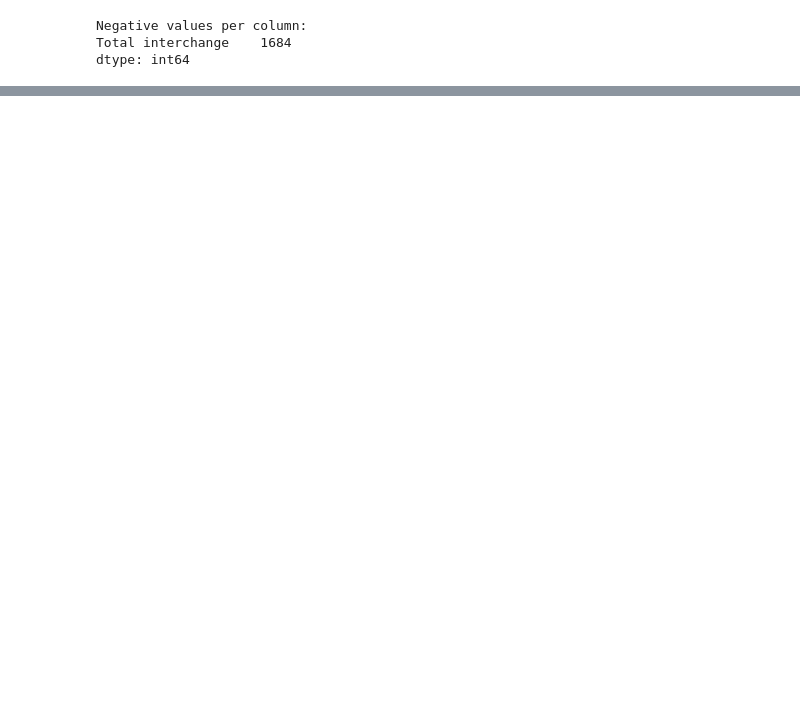
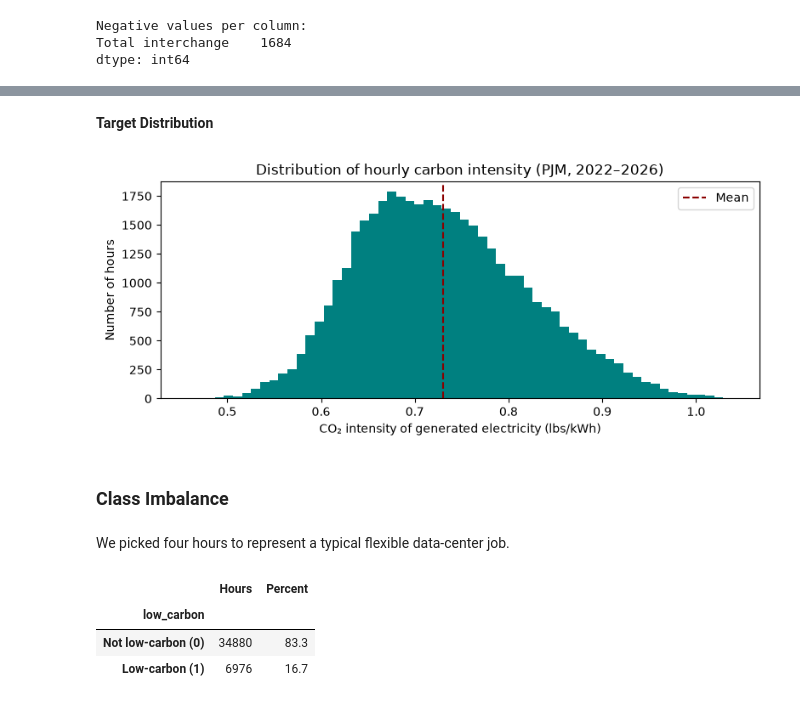
Before and after one commit to refreshminht/ac209a_low_carbon_computing, a Jupyter notebook: notebooks/01_data_cleaning.ipynb, the cells around one changed output, grey strips where cells are left out. Saved outputs shown, nothing was run; the diff lists cells and outputs as text; code cells hidden in the pictures; blank space fills up the shorter version.

```diff
--- a/notebooks/01_data_cleaning.ipynb
+++ b/notebooks/01_data_cleaning.ipynb
@@ -416,3 +584,35 @@ We found five days with data errors and dropped them:
 - **Nov 21, 2024:** demand drops 40% for one hour while generation stays flat.
 
 The first three distort carbon intensity directly. We drop whole days to stay consistent with our missing-data rule. In total we removed 22 of 1,766 days (about 1.2%).
+# %% [markdown]
+**Target Distribution**
+# %%
+plt.figure(figsize=(8, 3.5))
+plt.hist(pjm_clean[target], bins=60, color="teal")
+plt.axvline(pjm_clean[target].mean(), color="darkred", linestyle="--", label="Mean")
+plt.title("Distribution of hourly carbon intensity (PJM, 2022–2026)")
+plt.xlabel("CO₂ intensity of generated electricity (lbs/kWh)")
+plt.ylabel("Number of hours")
+plt.legend()
+plt.tight_layout()
+plt.show()
+# %% [output]
+[figure, added]
+# %% [markdown]
+### Class Imbalance
+# %% [markdown]
+We picked four hours to represent a typical flexible data-center job.
+# %%
+# Label: is this hour one of the 4 cleanest hours of its day?
+K = 4
+pjm_clean["day"] = pd.to_datetime(pjm_clean["Local date"]).dt.date
+pjm_clean["intensity_rank"] = pjm_clean.groupby("day")[target].rank(method="first")
+pjm_clean["low_carbon"] = (pjm_clean["intensity_rank"] <= K).astype(int)
+
+counts = pjm_clean["low_carbon"].value_counts().rename({1: "Low-carbon (1)", 0: "Not low-carbon (0)"})
+display(pd.DataFrame({"Hours": counts, "Percent": (counts / counts.sum() * 100).round(1)}))
+# %% [output]
+|  | Hours | Percent |
+| low_carbon |  |  |
+| Not low-carbon (0) | 34880 | 83.3 |
+| Low-carbon (1) | 6976 | 16.7 |
```
Also changed, not shown: parts of 45 cells of this notebook.
